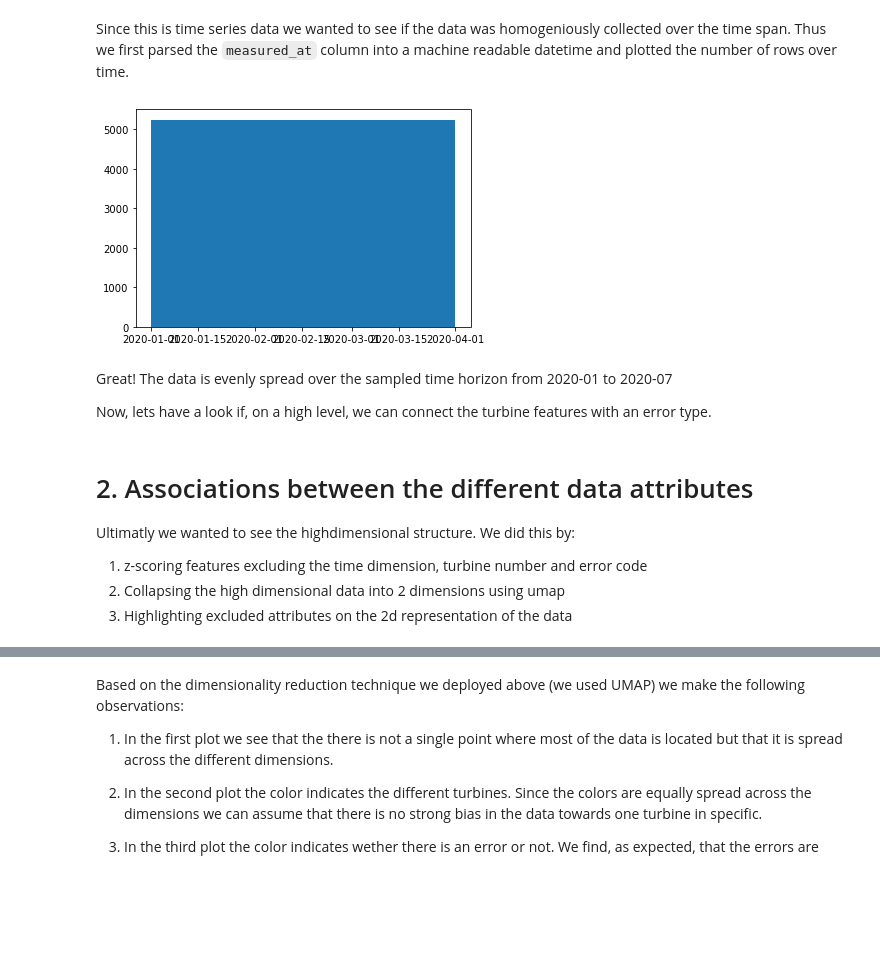
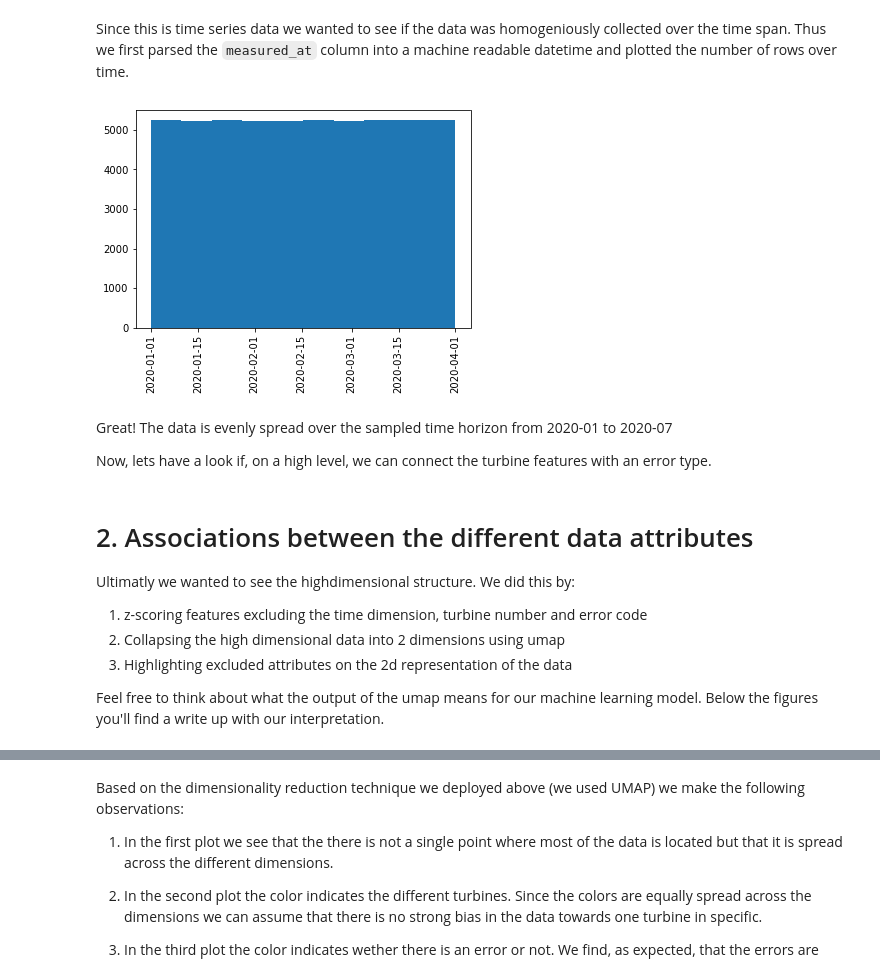
Before and after one commit to d-one/d-one-mlops-aws, a Jupyter notebook: sagemaker_eda/EDA_SageMaker.ipynb, the cells around one changed output, grey strips where cells are left out. Drawn from its saved outputs; the diff is of its cells as text; code cells hidden in the pictures; blank space fills up the shorter version.

```diff
--- a/sagemaker_eda/EDA_SageMaker.ipynb
+++ b/sagemaker_eda/EDA_SageMaker.ipynb
@@ -104,10 +107,11 @@ Since this is time series data we wanted to see if the data was homogeniously co
 # %%
 df['measured_at'] = pd.to_datetime(df['measured_at'])
 
 plt.hist(df.measured_at.values)
+plt.xticks(rotation = 90)
 plt.show()
 # %% [output]
-[figure, old version]
+[figure, new version]
 # %% [markdown]
 Great! The data is evenly spread over the sampled time horizon from 2020-01 to 2020-07
 
@@ -119,6 +123,8 @@ Ultimatly we wanted to see the highdimensional structure. We did this by:
    1. z-scoring features excluding the time dimension, turbine number and error code
    2. Collapsing the high dimensional data into 2 dimensions using umap
    3. Highlighting excluded attributes on the 2d representation of the data
+
+Feel free to think about what the output of the umap means for our machine learning model. Below the figures you'll find a write up with our interpretation.
 # %%
 # Split data into labels and features
 columns = df.columns.values
```
Also changed, not shown: parts of 4 cells of this notebook.
